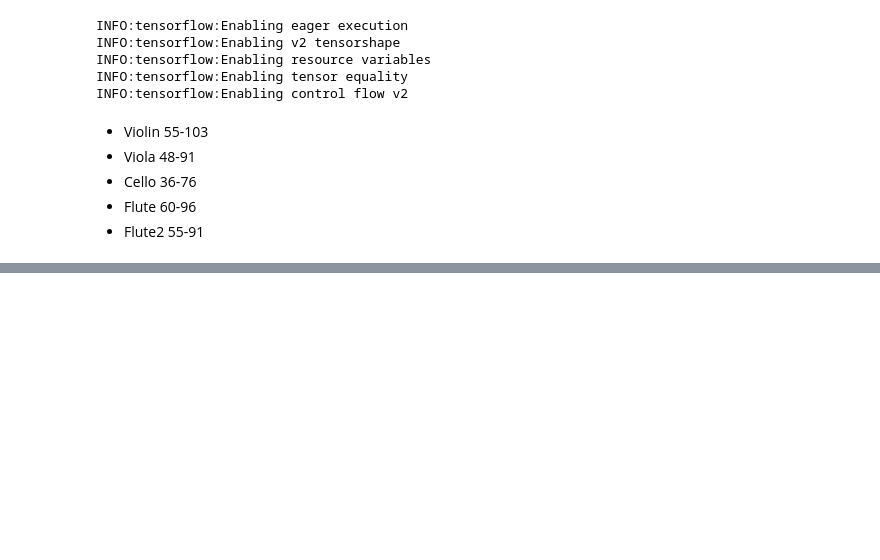
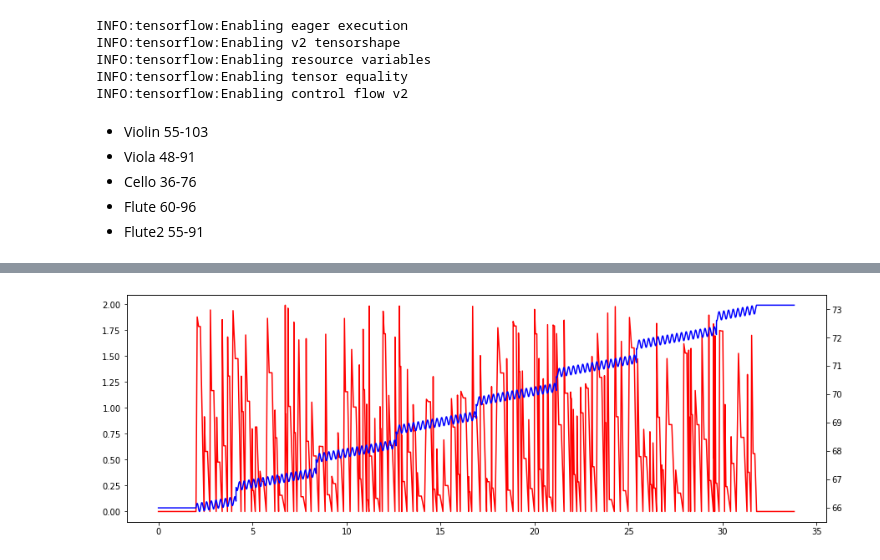
Before and after one commit to kureta/film, a Jupyter notebook: film.ipynb, the cells around one changed output, grey strips where cells are left out. Cells and saved outputs as stored; diff of their text form; code cells hidden in the pictures; blank space fills up the shorter version.

```diff
--- a/film.ipynb
+++ b/film.ipynb
@@ -60,3 +83,26 @@ audio = generate_audio(instrument, pitch, loudness, db_offset=-8.)
 Audio(audio, rate=16000)
 # %% [output]
 [interactive output not drawn]
+# %%
+envelopes = []
+for i in range(100):
+    duration = np.random.uniform(0.1, 0.2)
+    bp = np.random.uniform(0, duration, 4)
+    pv = np.random.uniform(0.1, 2, 2)
+    bp.sort()
+    pv.sort()
+    envelopes.append(adsr(bp[0], bp[1], bp[2], bp[3], pv[1], pv[0]))
+    # envelopes.append(triangle(duration, 1/duration, highest=np.random.uniform(0.1, 2)))
+
+loudness = np.concatenate(envelopes)
+duration = len(loudness) / SECOND
+
+pitch = line_segment(duration, 66, 73)
+pitch = autotune(pitch, 0.5)
+pitch += sinusoid(duration, 4, 0, 0.15)
+
+loudness = pad(loudness, 2)
+pitch = pad(pitch, 2)
+show(pitch, loudness)
+# %% [output]
+[figure, added]
```
Also changed, not shown: parts of 7 cells of this notebook.
